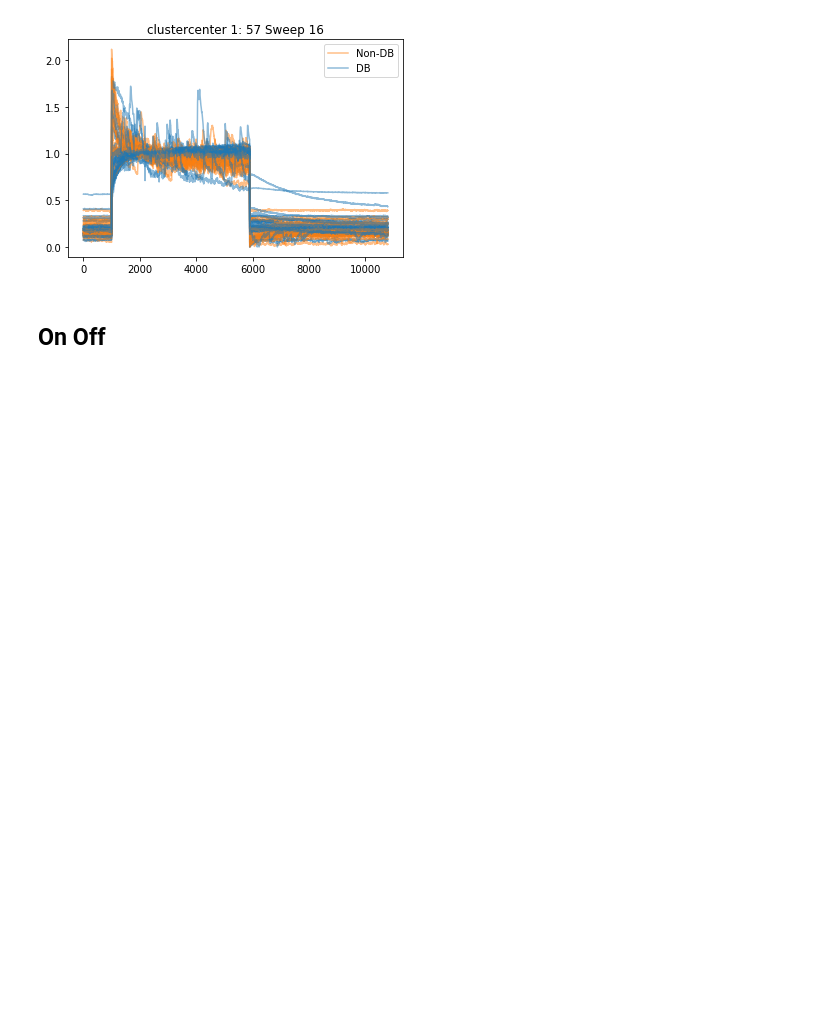
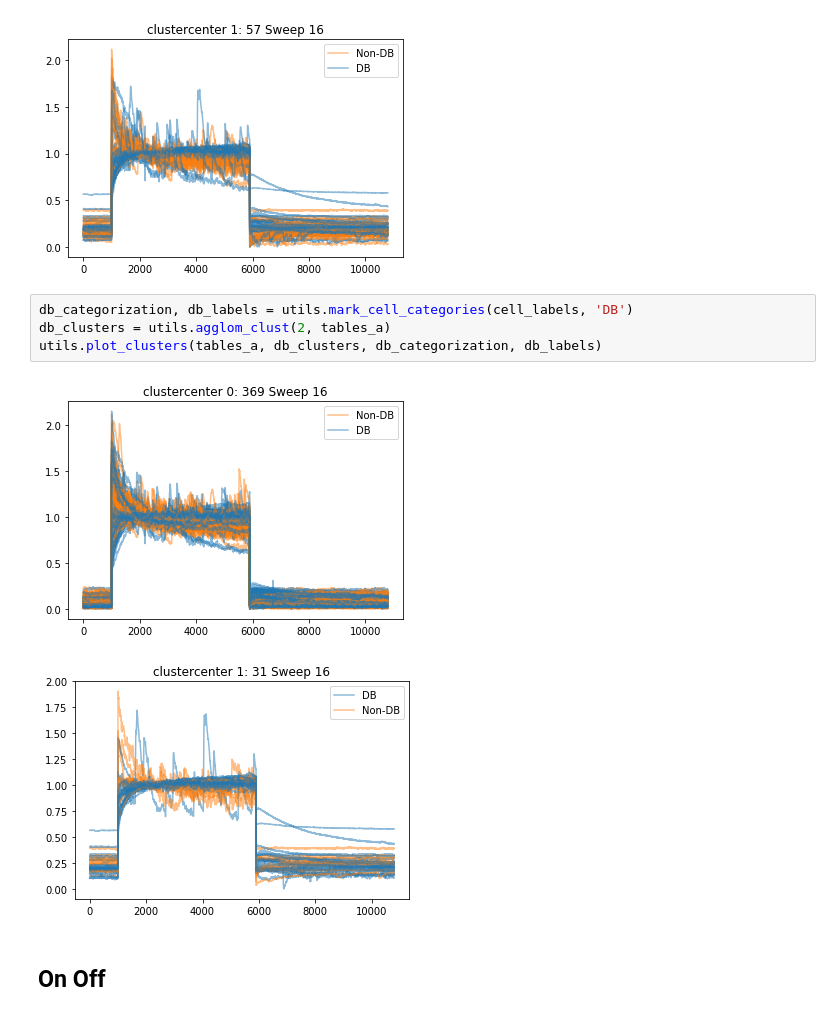
Before and after one commit to AprilMyers/RBC-Clustering, a Jupyter notebook: cell_type_readin.ipynb, the cells around one changed output. Saved outputs shown, nothing was run; the diff lists cells and outputs as text; blank space fills up the shorter version.

```diff
--- a/cell_type_readin.ipynb
+++ b/cell_type_readin.ipynb
@@ -41,6 +55,13 @@ utils.plot_clusters(tables_a, db_clusters, db_categorization, db_labels)
 # %% [output]
 [figure]
 [figure]
+# %%
+db_categorization, db_labels = utils.mark_cell_categories(cell_labels, 'DB')
+db_clusters = utils.agglom_clust(2, tables_a)
+utils.plot_clusters(tables_a, db_clusters, db_categorization, db_labels)
+# %% [output]
+[figure, added]
+[figure, added]
 # %% [markdown]
 ## On Off
 # %%
```
Also changed, not shown: parts of 11 cells of this notebook, 1 other file.
